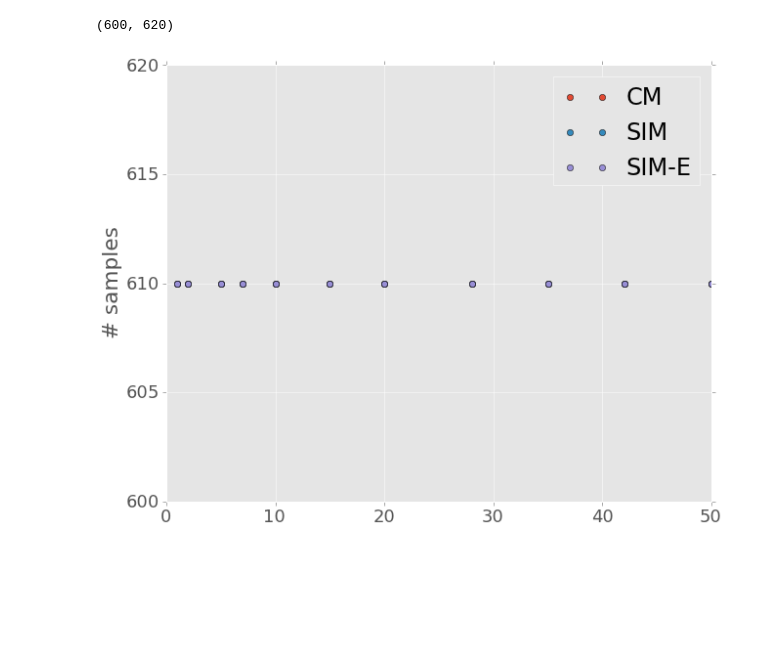
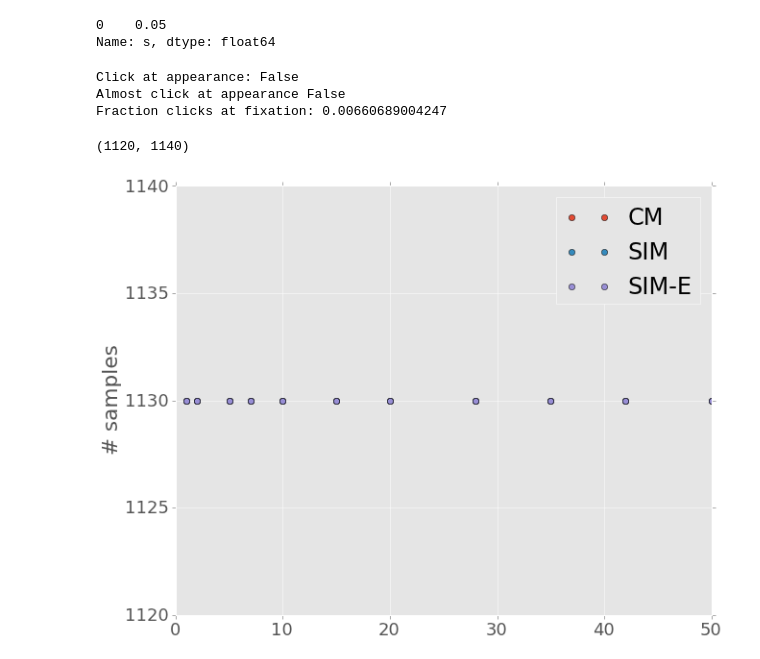
Before and after one commit to yoavram/ruggedsim, a Jupyter notebook: manuscript/simulation2.ipynb, the cells around one changed output. Drawn from its saved outputs; the diff is of its cells as text; code cells hidden in the pictures; blank space fills up the shorter version.

```diff
--- a/manuscript/simulation2.ipynb
+++ b/manuscript/simulation2.ipynb
@@ -62,17 +33,35 @@ for d in data:
-# %%
-df = pd.DataFrame(df)
+# %%
+job_name = 'pop1e6'
+# %%
+with gzip.open("../stochastic/output/df_" + job_name + ".csv.gz") as f:
+    df = pd.read_csv(f)
+# %%
+df = df[df.s == s]
+# %%
+unique(df.s)
+# %% [output]
+0    0.05
+Name: s, dtype: float64
+# %%
+print "Click at appearance:", df.app_click.any()
+print "Almost click at appearance", df.app_almost_click.any()
+print "Fraction clicks at fixation:",df.fix_click.sum()/float(df.fix.sum())
+# %% [output]
+Click at appearance: False
+Almost click at appearance False
+Fraction clicks at fixation: 0.00660689004247
 # %%
 ys = df.groupby(('pi','tau')).app_time.agg(np.size).reset_index()
 # %%
-plot(ys[ys.pi==1].tau,ys[ys.pi==10].app_time,'o',linewidth=3,label="CM")
+plot(ys[ys.pi==10].tau,ys[ys.pi==10].app_time,'o',linewidth=3,label="CM")
 plot(ys[ys.pi==1].tau,ys[ys.pi==1].app_time,'o',linewidth=3,label="SIM")
-plot(ys[ys.pi==1].tau,ys[ys.pi==1.01].app_time,'o',linewidth=3,label="SIM-E")
+plot(ys[ys.pi==1.01].tau,ys[ys.pi==1.01].app_time,'o',linewidth=3,label="SIM-E")
 legend()
 ylabel('# samples')
 ylim((min(ys.app_time)-10,max(ys.app_time)+10))
 # %% [output]
-(600, 620)
+(1120, 1140)
-[figure, old version]
+[figure, new version]
 # %%
 ys = df.groupby(('pi','tau')).app_time.agg(np.mean).reset_index()
 # %%
```
Also changed, not shown: parts of 14 cells of this notebook.
